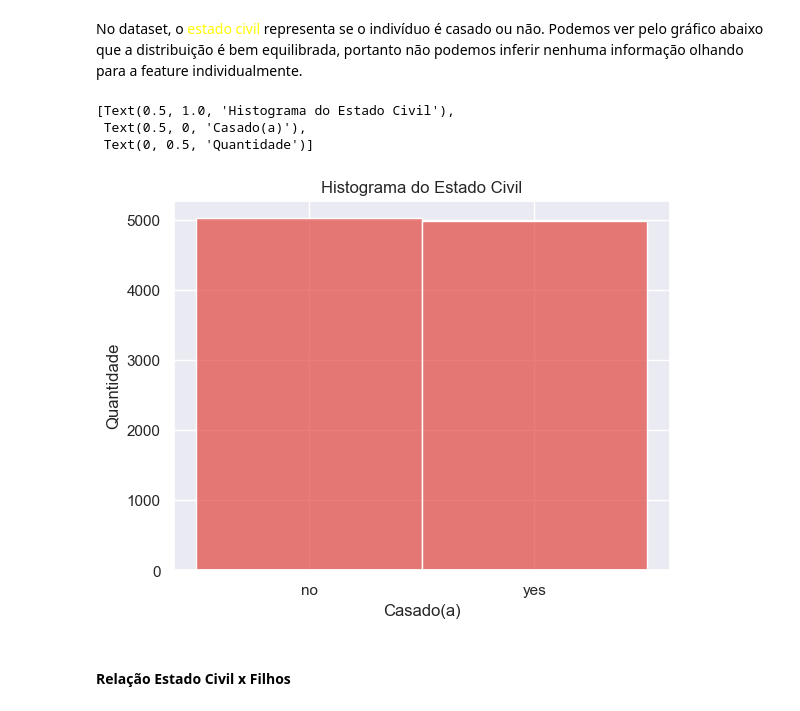
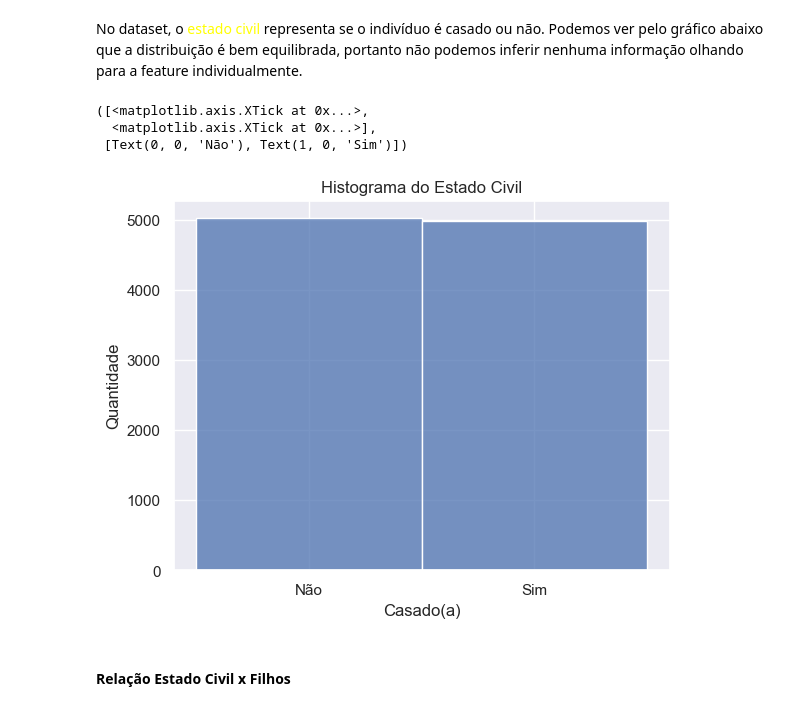
Before and after one commit to AlexsanderBenatti/Turing-case, a Jupyter notebook: Análise I/analise_e_modelos.ipynb, the cells around one changed output. Saved outputs shown, nothing was run; the diff lists cells and outputs as text; code cells hidden in the pictures.

```diff
--- a/Análise I/analise_e_modelos.ipynb
+++ b/Análise I/analise_e_modelos.ipynb
@@ -426,5 +428,6 @@ Ademais, pessoas com universidade completa são características por terem o mai
 Quando analisamos o histograma da <font color='yellow'>renda</font> dos indivíduos, podemos descobrir qual é a renda que mais teve pedidos de indenização:
 # %%
 sns.histplot(insurance, x='INCOME', shrink=0.8).set(title='Histograma de renda', xlabel='Renda', ylabel='Quantidade')
-sns.set_palette("Spectral")
+
+plt.xticks([0,1,2,3], ['Pobreza', 'Classe média', 'Classe trabalhadora', 'Classe alta'])
 # %% [output]
@@ -549,11 +574,13 @@ Percebemos então pelo gráfico que a maioria dos pedidos de indenização foram
 No dataset, o <font color='yellow'>estado civil</font> representa se o indivíduo é casado ou não. Podemos ver pelo gráfico abaixo que a distribuição é bem equilibrada, portanto não podemos inferir nenhuma informação olhando para a feature individualmente.
 # %%
 sns.histplot(insurance, x='MARRIED').set(title='Histograma do Estado Civil', xlabel='Casado(a)', ylabel='Quantidade')
+
+plt.xticks([0,1], ['Não', 'Sim'])
 # %% [output]
-[Text(0.5, 1.0, 'Histograma do Estado Civil'),
- Text(0.5, 0, 'Casado(a)'),
- Text(0, 0.5, 'Quantidade')]
+([<matplotlib.axis.XTick at 0x...>,
+  <matplotlib.axis.XTick at 0x...>],
+ [Text(0, 0, 'Não'), Text(1, 0, 'Sim')])
-[figure, old version]
+[figure, new version]
 # %% [markdown]
 #### Relação Estado Civil x Filhos
 # %% [markdown]
```
Also changed, not shown: parts of 17 cells of this notebook.
